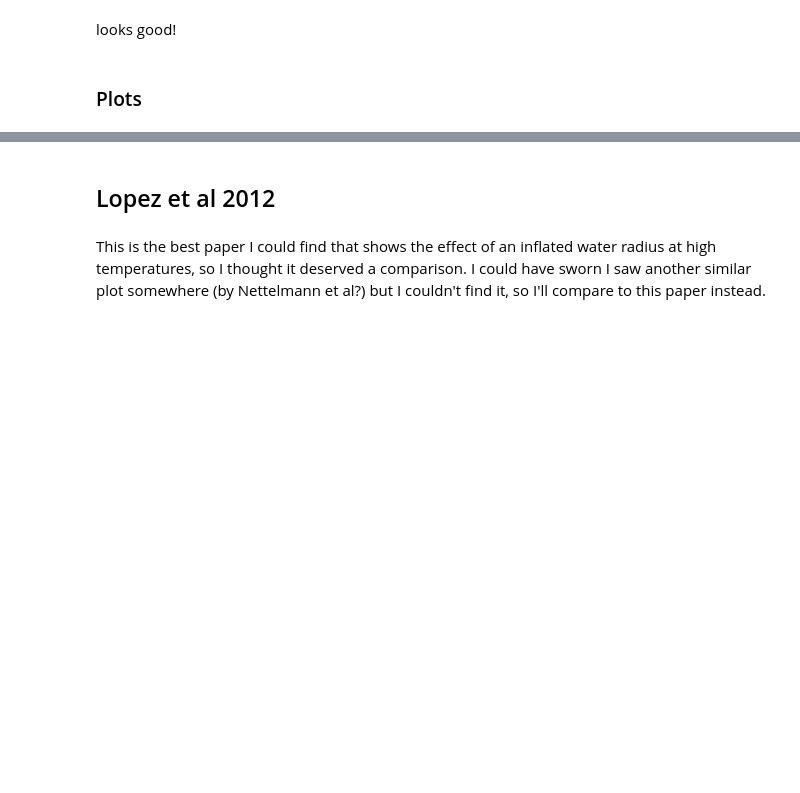
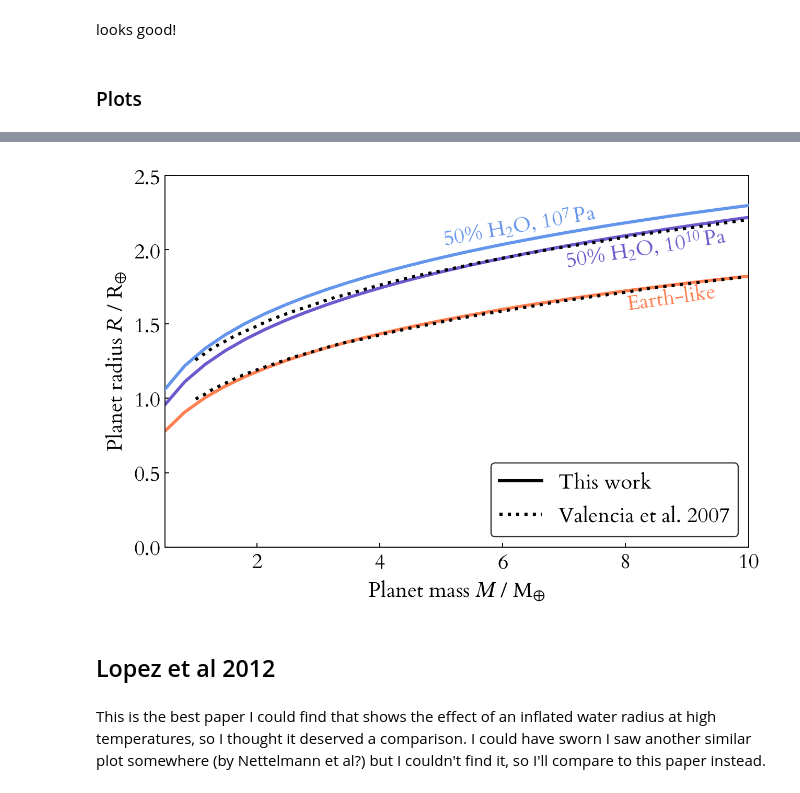
Before and after one commit to swt30/thesis, a Jupyter notebook: chapters/03-models/03-models-plots.ipynb, the cells around one changed output, grey strips where cells are left out. Drawn from its saved outputs; the diff is of its cells as text; code cells hidden in the pictures; blank space fills up the shorter version.

```diff
--- a/chapters/03-models/03-models-plots.ipynb
+++ b/chapters/03-models/03-models-plots.ipynb
@@ -234,11 +236,13 @@ autofig("valencia-mr-comparison", Normal) do
     colors = [:coral :slateblue :cornflowerblue]
 
     p = plot(masses/M_earth, radii/R_earth,
+        framestyle = :box,
+        legend = :bottomright,
         c=colors,
         label="",
         xaxis=((0.5,10), L"Planet mass $M$ / M$_⊕$"),
         yaxis=((0, 2.5), L"Planet radius $R$ / R$_⊕$"))
-    plot!([-99], [-99], linecolor=:black, label="This work")
+    plot!([-99], [-99], color=:black, label="This work")
     annotate_color!(8, 1.67, "Earth-like", colors[1], rotation=8)
     annotate_color!(5, 2.15, L"50% H$_2$O, 10$^7\,$Pa", colors[3], rotation=10)
     annotate_color!(7, 2.0, L"50% H$_2$O, 10$^{10}\,$Pa", colors[2], rotation=9)
@@ -248,8 +252,8 @@ autofig("valencia-mr-comparison", Normal) do
     v_wet = loaddata("raw/massradius/valencia2007/wet.csv") |> sort
     foreach((v_dry, v_wet)) do d
         # her results are given in km
-        plot!(d[:mass], d[:radius] * 1000 / R_earth, linecolor=:black, linestyle=:dash, label="")
+        plot!(d[:mass], d[:radius] * 1000 / R_earth, color=:black, linestyle=:dot, label="")
     end
-    plot!([-99], [-99], linestyle=:dash, linecolor=:black, label="Valencia et al. 2007")
-end
+    plot!([-99], [-99], linestyle=:dot, color=:black, label="Valencia et al. 2007")
+end;
 # %% [output]
@@ -257,3 +260,4 @@ end
+[figure, added]
 # %% [markdown]
 ## Lopez et al 2012
 # %% [markdown]
```
Also changed, not shown: parts of 19 cells of this notebook, 39 other files.
